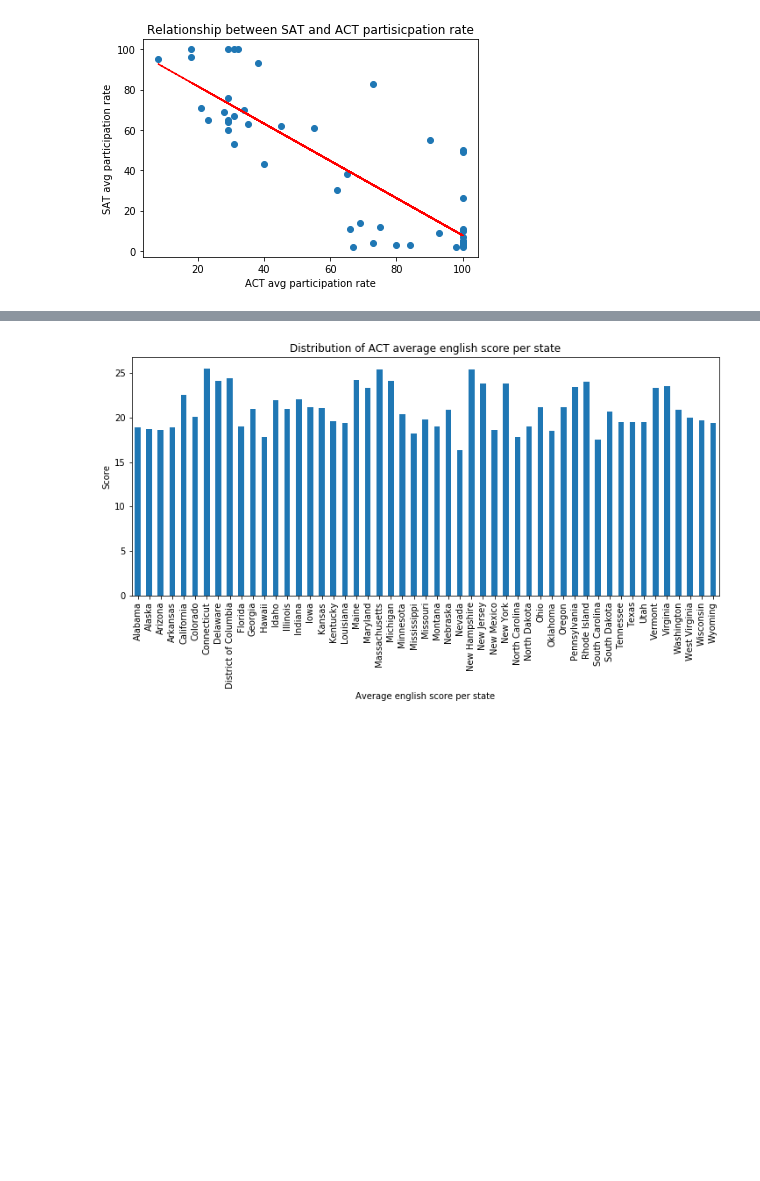
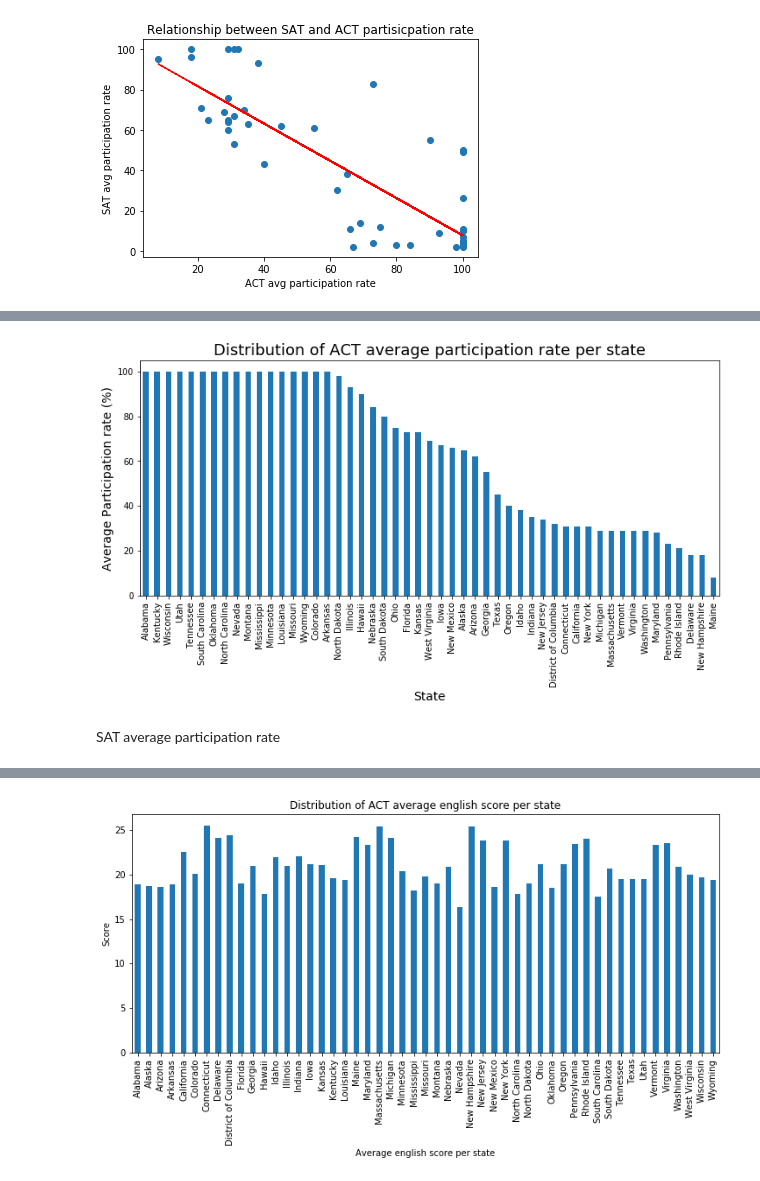
Before and after one commit to yhpf/jekyll-now, a Jupyter notebook: _posts/project_1.ipynb, the cells around one changed output, grey strips where cells are left out. Saved outputs shown, nothing was run; the diff lists cells and outputs as text; code cells hidden in the pictures; blank space fills up the shorter version.

```diff
--- a/_posts/project_1.ipynb
+++ b/_posts/project_1.ipynb
@@ -972,0 +870,11 @@ plt.title('Distribution of ACT average participation rate per state');
+# %%
+sorted_bar = test_data.sort_values(by=['act_part'], ascending = False).act_part
+# %%
+sorted_bar.plot(kind='bar', figsize=(12,5));
+plt.xlabel('State', fontsize=14);
+plt.ylabel('Average Participation rate (%)', fontsize=14);
+plt.title('Distribution of ACT average participation rate per state', fontsize=18);
+# %% [output]
+[figure, added]
+# %% [markdown]
+SAT average participation rate
```
Also changed, not shown: parts of 269 cells of this notebook.
